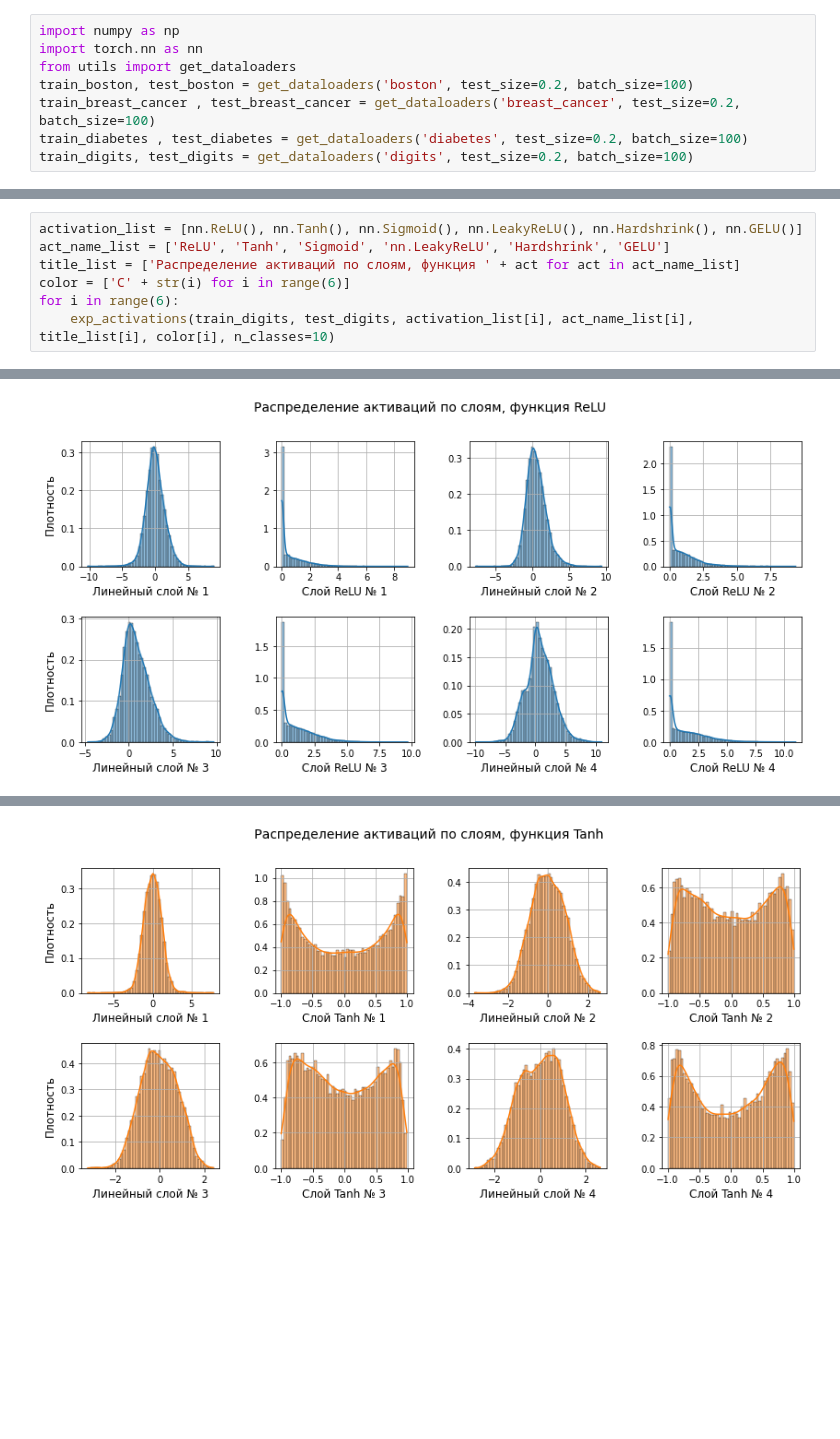
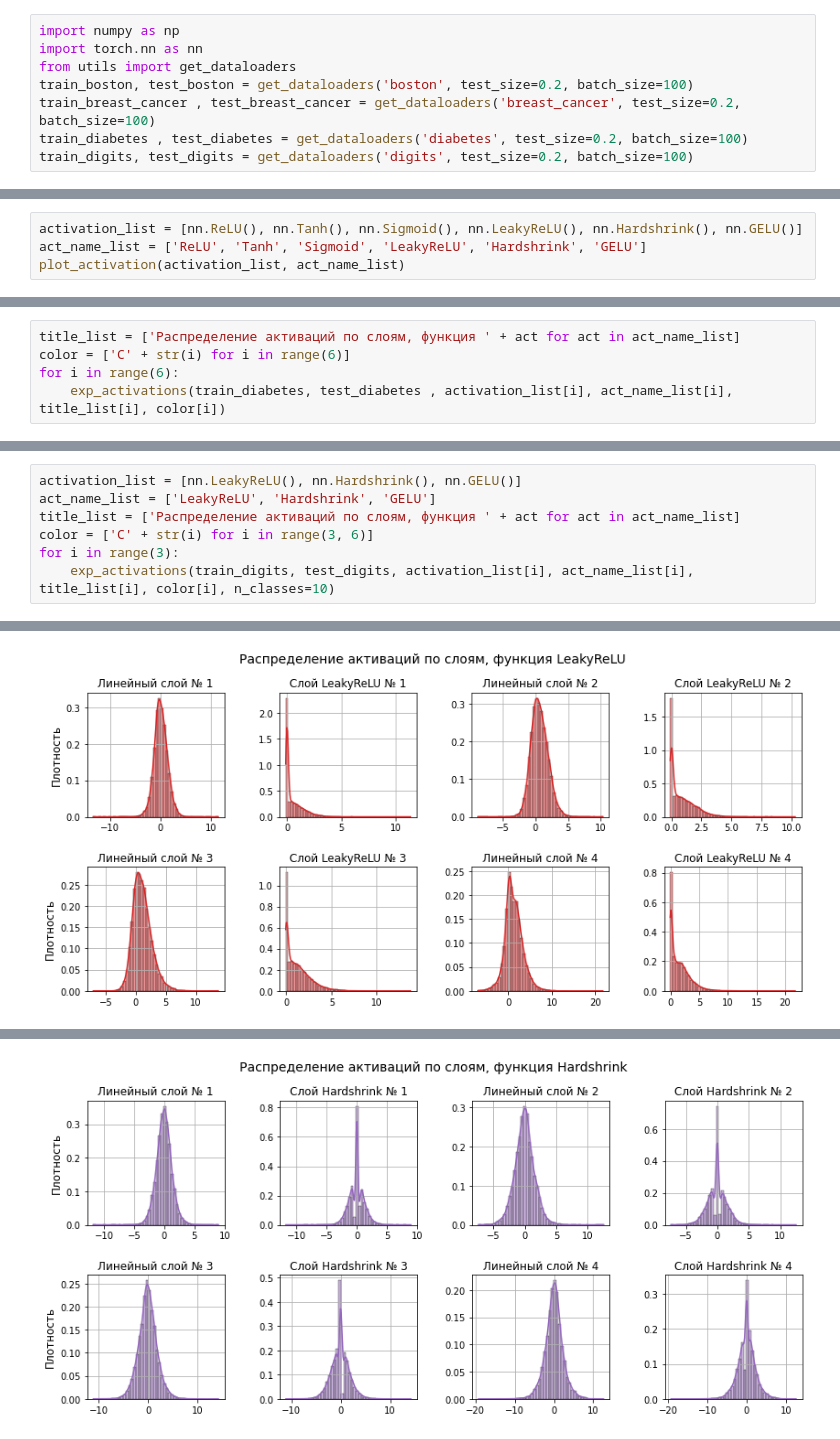
Before and after one commit to Html1905rts/DL_lab_1, a Jupyter notebook: Lab_1_activations.ipynb, the cells around one changed output, grey strips where cells are left out. Drawn from its saved outputs; the diff is of its cells as text; blank space fills up the shorter version.

```diff
--- a/Lab_1_activations.ipynb
+++ b/Lab_1_activations.ipynb
@@ -51,2 +66,6 @@ from exp_s import  exp_activations, exp_FFN
 
 Рассматриваются активации: ReLU, Tanh, Sigmoid, LeakyReLU, Hardshrink, GELU
+# %%
+activation_list = [nn.ReLU(), nn.Tanh(), nn.Sigmoid(), nn.LeakyReLU(), nn.Hardshrink(), nn.GELU()]
+act_name_list = ['ReLU', 'Tanh', 'Sigmoid', 'LeakyReLU', 'Hardshrink', 'GELU']
+plot_activation(activation_list, act_name_list)
@@ -52,0 +74,5 @@ from exp_s import  exp_activations, exp_FFN
+# %%
+title_list = ['Распределение активаций по слоям, функция ' + act for act in act_name_list]
+color = ['C' + str(i) for i in range(6)]
+for i in range(6):
+    exp_activations(train_diabetes, test_diabetes , activation_list[i], act_name_list[i], title_list[i], color[i])
@@ -53,8 +102,8 @@ from exp_s import  exp_activations, exp_FFN
 # %%
-activation_list = [nn.ReLU(), nn.Tanh(), nn.Sigmoid(), nn.LeakyReLU(), nn.Hardshrink(), nn.GELU()]
-act_name_list = ['ReLU', 'Tanh', 'Sigmoid', 'nn.LeakyReLU', 'Hardshrink', 'GELU']
+activation_list = [nn.LeakyReLU(), nn.Hardshrink(), nn.GELU()]
+act_name_list = ['LeakyReLU', 'Hardshrink', 'GELU']
 title_list = ['Распределение активаций по слоям, функция ' + act for act in act_name_list]
-color = ['C' + str(i) for i in range(6)]
-for i in range(6):
+color = ['C' + str(i) for i in range(3, 6)]
+for i in range(3):
     exp_activations(train_digits, test_digits, activation_list[i], act_name_list[i], title_list[i], color[i], n_classes=10)
 # %% [output]
@@ -62 +111 @@ ReLU Cross Entropy loss : 0.0027
-[figure, old version]
+[figure, new version]
@@ -64 +113 @@ Tanh Cross Entropy loss : 0.0033
-[figure, old version]
+[figure, new version]
```
Also changed, not shown: parts of 69 cells of this notebook.
